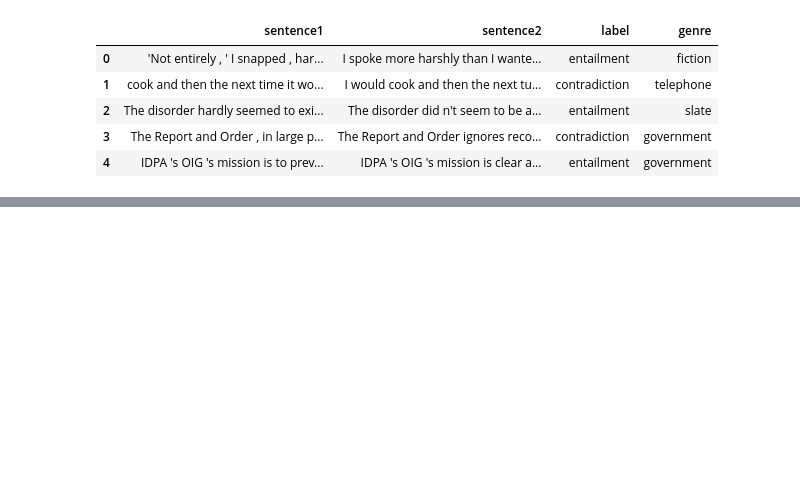
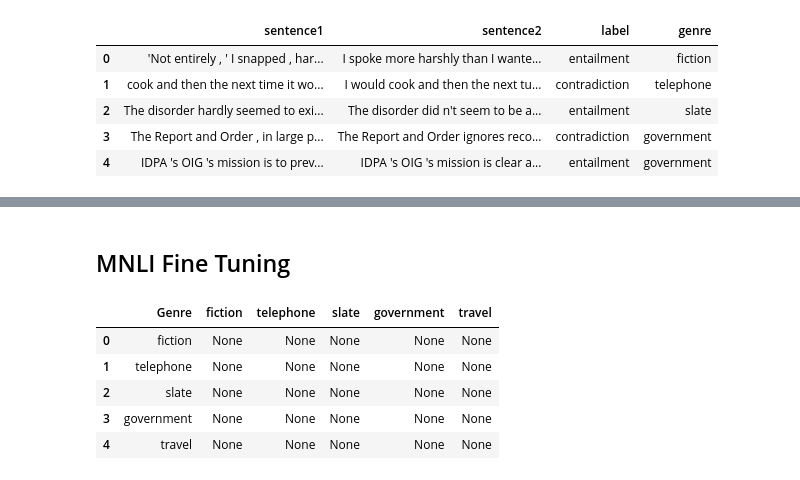
Before and after one commit to avidkenil/DS_NLP, a Jupyter notebook: HW2/SNLI.ipynb, the cells around one changed output, grey strips where cells are left out. Cells and saved outputs as stored; diff of their text form; code cells hidden in the pictures; blank space fills up the shorter version.

Commit message:
added updated SNLI and plotting notebooks

```diff
--- a/HW2/SNLI.ipynb
+++ b/HW2/SNLI.ipynb
@@ -835,0 +1150,3 @@ mnli_val_data = prepare_data(mnli_val_data)
+# %%
+val_acc_rnn = []
+val_acc_cnn = []
@@ -835,0 +1161,9 @@ mnli_val_data = prepare_data(mnli_val_data)
+# %%
+for i in range(len(genres)):
+    val_dataset_mnli = SNLIDataset(mnli_val_data[(mnli_val_data['genre'] == genres[i])][['sentence1','sentence2','label']], token2id)
+    val_loader_mnli = torch.utils.data.DataLoader(dataset=val_dataset_mnli,
+                                               batch_size=BATCH_SIZE,
+                                               collate_fn=snli_collate_func,
+                                               shuffle=True)
+    val_acc_cnn.append(test_model(val_loader_mnli, best_cnn_model,classification_network=classification_network))
+    val_acc_rnn.append(test_model(val_loader_mnli, best_rnn_model,classification_network=classification_network_rnn))
@@ -835,0 +1211,16 @@ mnli_val_data = prepare_data(mnli_val_data)
+# %% [markdown]
+## MNLI Fine Tuning
+# %%
+df_mnli_ft_val_acc = pd.DataFrame({'Genre':genres})
+# %%
+for i in range(len(genres)):
+    df_mnli_ft_val_acc[genres[i]] = None
+# %%
+df_mnli_ft_val_acc
+# %% [output]
+|  | Genre | fiction | telephone | slate | government | travel |
+| 0 | fiction | None | None | None | None | None |
+| 1 | telephone | None | None | None | None | None |
+| 2 | slate | None | None | None | None | None |
+| 3 | government | None | None | None | None | None |
+| 4 | travel | None | None | None | None | None |
```
Also changed, not shown: parts of 34 cells of this notebook, 1 other file.
